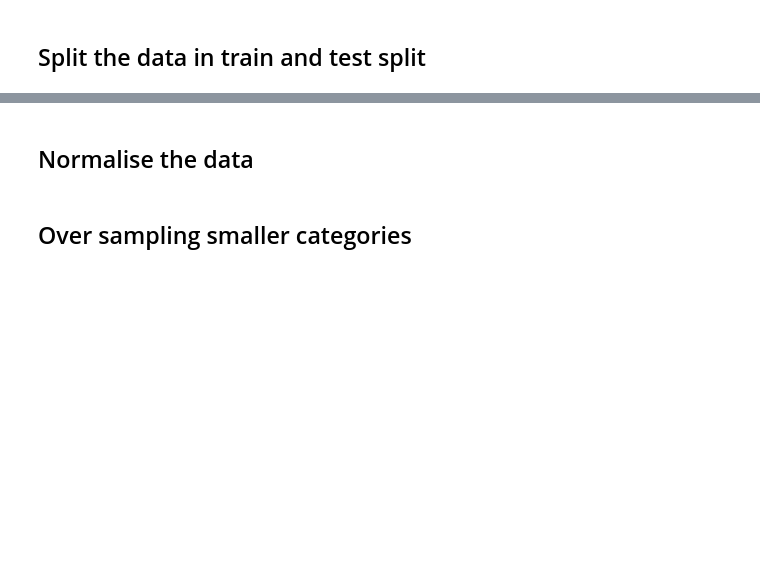
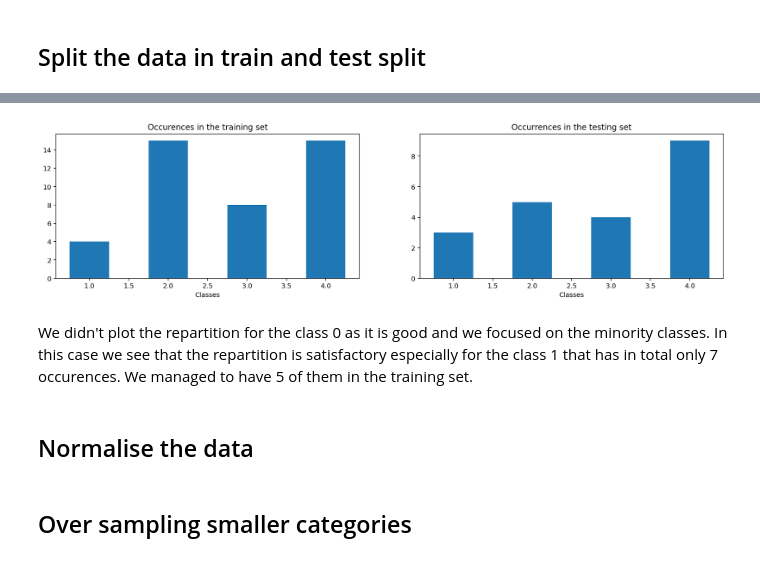
Before and after one commit to Victor-Manach/SD210, a Jupyter notebook: Classification_task.ipynb, the cells around one changed output, grey strips where cells are left out. Cells and saved outputs as stored; diff of their text form; code cells hidden in the pictures; blank space fills up the shorter version.

```diff
--- a/Classification_task.ipynb
+++ b/Classification_task.ipynb
@@ -49,3 +81,19 @@ x_train, x_test, y_train, y_test = train_test_split(X,y, test_size=0.3,random_st
+# %%
+plt.figure(figsize=(18,4))
+plt.subplot(1,2,1)
+plt.hist(y_train[y_train!=0].values,bins=range(1,6), align='left', rwidth=0.5)
+plt.xlabel("Classes")
+plt.title("Occurences in the training set")
+
+plt.subplot(1,2,2)
+plt.hist(y_test[y_test!=0].values,bins=range(1,6), align='left', rwidth=0.5)
+plt.xlabel("Classes")
+plt.title("Occurrences in the testing set")
+plt.show()
+# %% [output]
+[figure, added]
+# %% [markdown]
+We didn't plot the repartition for the class 0 as it is good and we focused on the minority classes. In this case we see that the repartition is satisfactory especially for the class 1 that has in total only 7 occurences. We managed to have 5 of them in the training set.
 # %% [markdown]
 ## Normalise the data
 # %%
```
Also changed, not shown: parts of 80 cells of this notebook.
